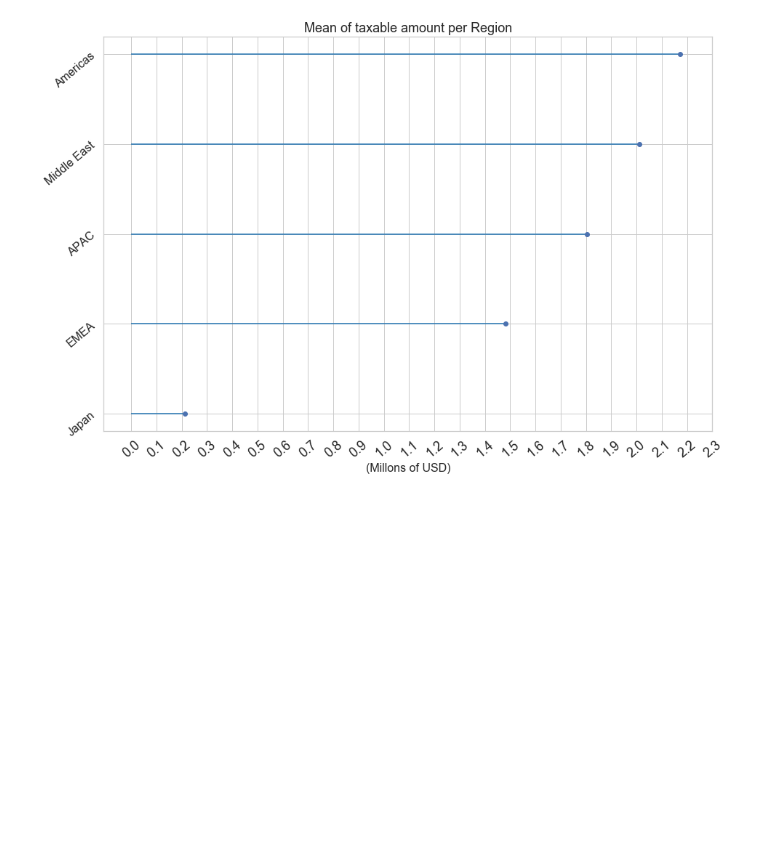
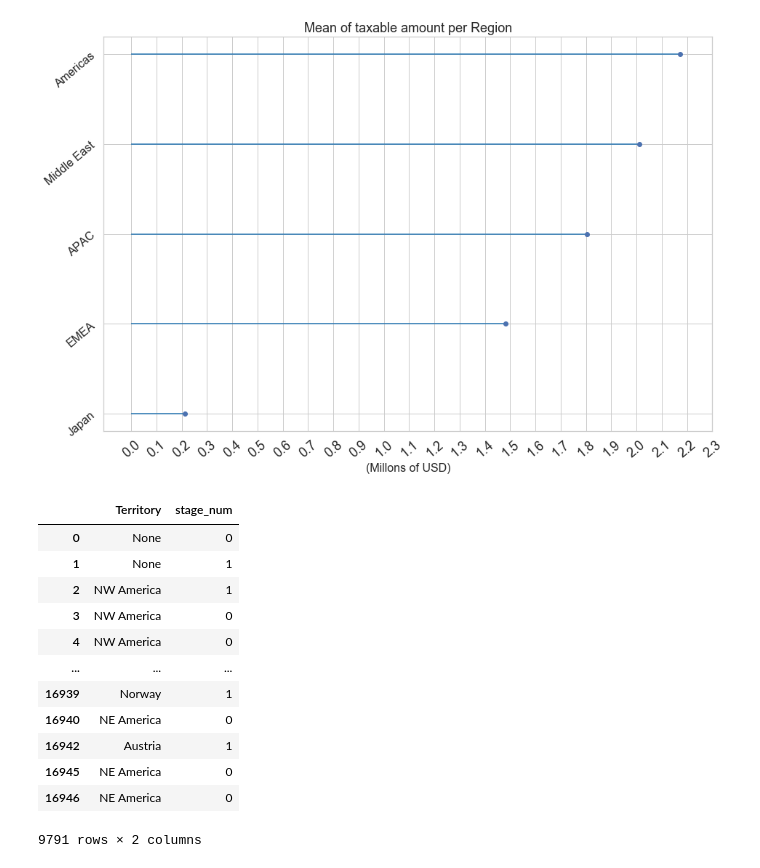
Before and after one commit to RiedelNicolas/75.06-2C2020-TP1, a Jupyter notebook: AnalisisGeografico.ipynb, the cells around one changed output. Drawn from its saved outputs; the diff is of its cells as text; code cells hidden in the pictures; blank space fills up the shorter version.

```diff
--- a/AnalisisGeografico.ipynb
+++ b/AnalisisGeografico.ipynb
@@ -525,3 +525,9 @@ plt.xlabel('(Millons of USD)', size = 16)
 # %% [output]
 Text(0.5, 0, '(Millons of USD)')
 [figure]
+# %%
+territorios = datos[['Territory', 'Stage']]
+filtro =  ['Closed Lost','Closed Won']
+territorios = territorios [territorios['Stage'].isin(filtro) ]
+# %%
+territorios['stage_num'] = territorios['Stage'].replace(['Closed Lost', 'Closed Won'], [0,1])
@@ -527,0 +536,16 @@ Text(0.5, 0, '(Millons of USD)')
+# %%
+territorios
+# %% [output]
+|  | Territory | stage_num |
+| 0 | None | 0 |
+| 1 | None | 1 |
+| 2 | NW America | 1 |
+| 3 | NW America | 0 |
+| 4 | NW America | 0 |
+| ... | ... | ... |
+| 16939 | Norway | 1 |
+| 16940 | NE America | 0 |
+| 16942 | Austria | 1 |
+| 16945 | NE America | 0 |
+| 16946 | NE America | 0 |
+9791 rows × 2 columns
```
Also changed, not shown: parts of 7 cells of this notebook.
